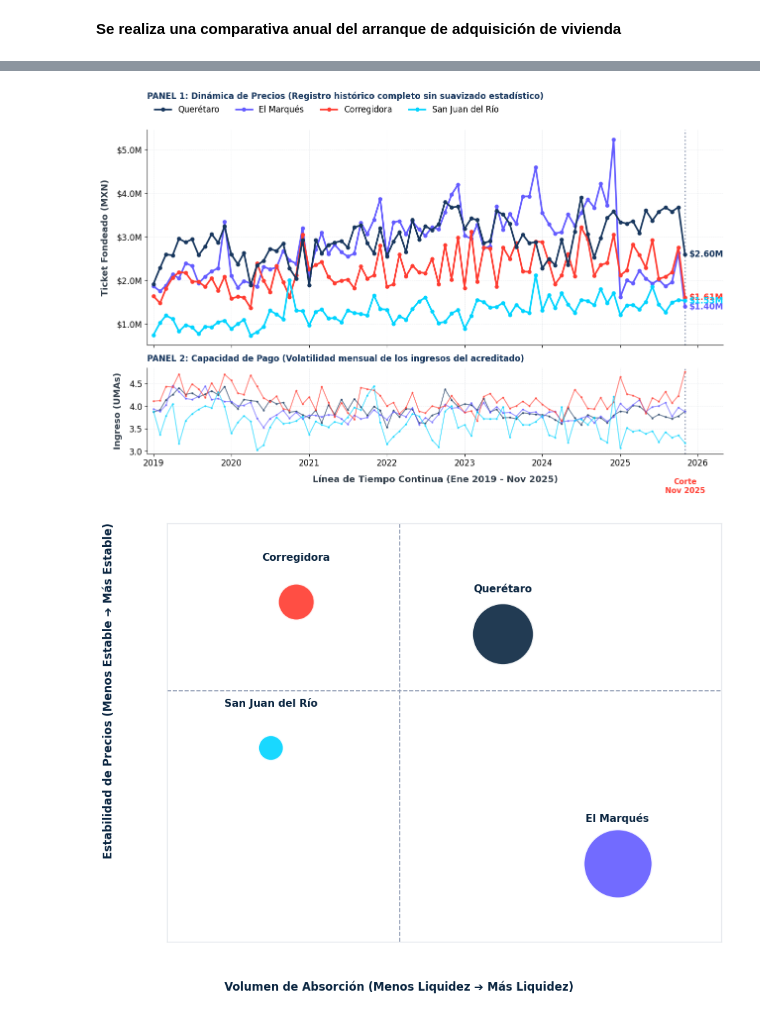
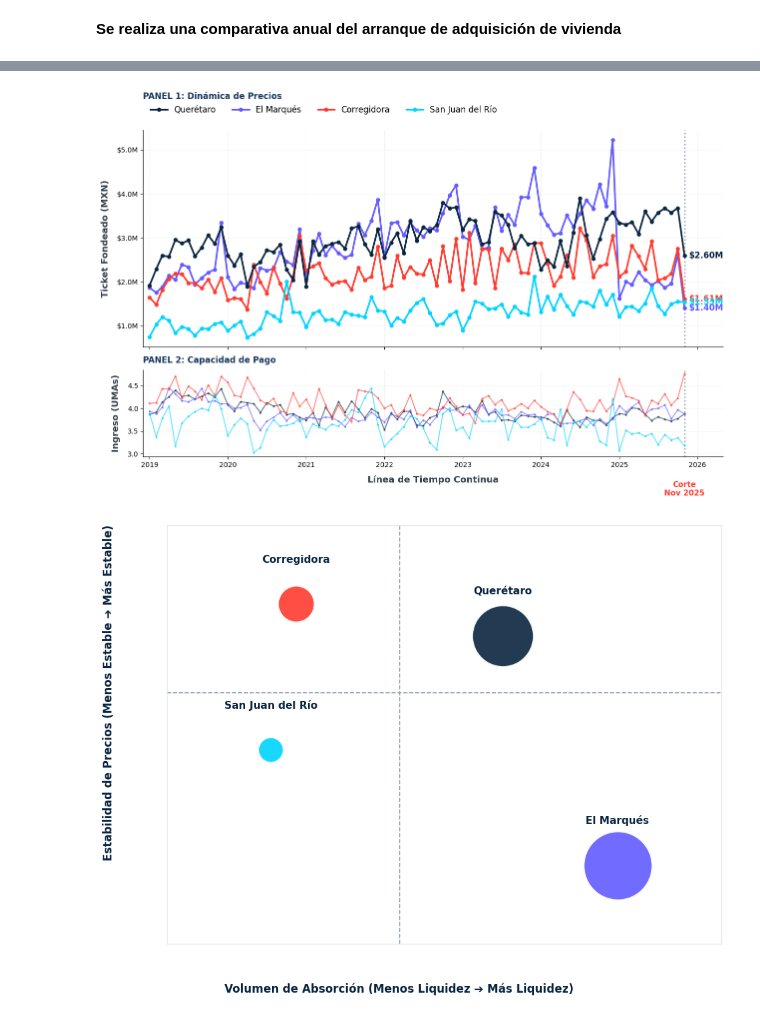
Before and after one commit to djcd171117/TERMINAL-III, a Jupyter notebook: Evaluación 1/Evaluacion 1_Terminal de Economia.ipynb, the cells around one changed output, grey strips where cells are left out. Cells and saved outputs as stored; diff of their text form; code cells hidden in the pictures.

```diff
--- a/Evaluación 1/Evaluacion 1_Terminal de Economia.ipynb
+++ b/Evaluación 1/Evaluacion 1_Terminal de Economia.ipynb
@@ -450,25 +379,16 @@ plt.show()
 # %%
-import pandas as pd
-import matplotlib.pyplot as plt
-from matplotlib.ticker import FuncFormatter
-import matplotlib.dates as mdates
+# ==============================================================================
+# PROCESAMIENTO DE SERIE TEMPORAL
+# ==============================================================================
 
-# ==============================================================================
-# 1. CARGA Y PROCESAMIENTO DE SERIE TEMPORAL
-# ==============================================================================
-df_hist = df_historico.copy()
+# Generación de línea de tiempo sobre la base maestra de Querétaro
+df_fechas = df_qro.copy()
+df_fechas['fecha'] = pd.to_datetime(df_fechas['año_analisis'].astype(str) + '-' +
+                                    df_fechas['mes'].astype(str).str.zfill(2) + '-01', errors='coerce')
+df_fechas = df_fechas.dropna(subset=['fecha'])
 
-df_hist['cve_ent'] = pd.to_numeric(df_hist['cve_ent'], errors='coerce')
-df_hist['cve_mun'] = pd.to_numeric(df_hist['cve_mun'], errors='coerce')
-
-df_q = df_hist[df_hist['cve_ent'] == 22].copy()
-df_q['fecha'] = pd.to_datetime(df_q['año_analisis'].astype(str) + '-' + df_q['mes'].astype(str).str.zfill(2) + '-01', errors='coerce')
-df_q = df_q.dropna(subset=['fecha'])
-
-foco_codes = [14, 11, 6, 16]
-mapa_nombres = {14: 'Querétaro', 11: 'El Marqués', 6: 'Corregidora', 16: 'San Juan del Río'}
-
-historico = df_q[df_q['cve_mun'].isin(foco_codes)].groupby(['fecha', 'cve_mun']).agg(
+# Agrupación por fecha y municipio
+historico = df_fechas[df_fechas['cve_mun'].isin(foco_codes)].groupby(['fecha', 'cve_mun']).agg(
     ticket_promedio=('monto', 'mean'),
     ingreso_promedio=('ingresos_rango', 'mean')
 ).reset_index()
@@ -476,28 +396,21 @@ historico = df_q[df_q['cve_mun'].isin(foco_codes)].groupby(['fecha', 'cve_mun'])
 historico['municipio_nombre'] = historico['cve_mun'].map(mapa_nombres)
 
 # ==============================================================================
-# 2. VISUALIZACIÓN DE TENDENCIAS MACROECONÓMICAS (PANEL DUAL)
+# VISUALIZACIÓN DE TENDENCIAS MACROECONÓMICAS
 # ==============================================================================
-paleta_jerarquia = {
-    'Querétaro': '#17365D',
-    'El Marqués': '#635BFF',
-    'Corregidora': '#FF3B30',
-    'San Juan del Río': '#00D4FF'
-}
-
 plt.rcParams['font.family'] = 'sans-serif'
-fig, (ax1, ax2) = plt.subplots(2, 1, figsize=(15, 8.5), sharex=True, gridspec_kw={'height_ratios': [2.5, 1], 'hspace': 0.15})
+fig, (ax1, ax2) = plt.subplots(2, 1, figsize=(15, 8.5), sharex=True,
+                               gridspec_kw={'height_ratios': [2.5, 1], 'hspace': 0.15})
 fig.patch.set_facecolor('white')
 
 for ax in [ax1, ax2]:
     ax.set_facecolor('white')
     ax.grid(color='#E4E7EB', linestyle='--', linewidth=0.5, zorder=0)
-    for spine in ['top', 'right']:
-        ax.spines[spine].set_visible(False)
+    for spine in ['top', 'right']: ax.spines[spine].set_visible(False)
 
 ultima_fecha = historico['fecha'].max()
 
-# Panel Superior: Evolución de Precios (Ticket Fondeado)
+# Panel Superior: Evolución de Precios
 for mun in ['Querétaro', 'El Marqués', 'Corregidora', 'San Juan del Río']:
     data = historico[historico['municipio_nombre'] == mun].sort_values('fecha')
     if data.empty: continue
@@ -507,44 +420,38 @@ for mun in ['Querétaro', 'El Marqués', 'Corregidora', 'San Juan del Río']:
 
     ultimo_val = data['ticket_promedio'].iloc[-1]
     ax1.text(ultima_fecha + pd.Timedelta(days=20), ultimo_val, f"${ultimo_val/1e6:.2f}M",
              color=paleta_jerarquia[mun], fontweight='bold', va='center', fontsize=12)
 
 ax1.yaxis.set_major_formatter(FuncFormatter(lambda x, p: f"${x/1e6:,.1f}M"))
 ax1.set_ylabel("Ticket Fondeado (MXN)", fontsize=13, fontweight='bold', color='#333F4B', labelpad=10)
-ax1.tick_params(axis='y', labelsize=12)
-
-ax1.set_title('PANEL 1: Dinámica de Precios (Registro histórico completo sin suavizado estadístico)',
-              fontsize=12, color='#17365D', fontweight='bold', loc='left', pad=45)
+ax1.set_title('PANEL 1: Dinámica de Precios', fontsize=12, color='#17365D', fontweight='bold', loc='left', pad=45)
 ax1.legend(frameon=False, loc='upper left', fontsize=12, ncol=4, bbox_to_anchor=(0, 1.15))
 
-# Panel Inferior: Evolución de Ingresos (Capacidad de Pago)
+# Panel Inferior: Capacidad de Pago
 for mun in ['Querétaro', 'El Marqués', 'Corregidora', 'San Juan del Río']:
     data = historico[historico['municipio_nombre'] == mun].sort_values('fecha')
     if data.empty: continue
     ax2.plot(data['fecha'], data['ingreso_promedio'], color=paleta_jerarquia[mun],
              linewidth=1.5, linestyle='-', marker='.', markersize=4, alpha=0.6, zorder=3)
 
 ax2.set_ylabel("Ingreso (UMAs)", fontsize=13, fontweight='bold', color='#333F4B', labelpad=10)
 ax2.xaxis.set_major_locator(mdates.YearLocator())
 ax2.xaxis.set_major_formatter(mdates.DateFormatter('%Y'))
-ax2.set_xlabel("Línea de Tiempo Continua (Ene 2019 - Nov 2025)", fontsize=13, fontweight='bold', color='#333F4B', labelpad=10)
-ax2.tick_params(axis='both', labelsize=12)
-ax2.set_title('PANEL 2: Capacidad de Pago (Volatilidad mensual de los ingresos del acreditado)',
-              fontsize=12, color='#17365D', fontweight='bold', loc='left', pad=10)
+ax2.set_xlabel("Línea de Tiempo Continua", fontsize=13, fontweight='bold', color='#333F4B', labelpad=10)
+ax2.set_title('PANEL 2: Capacidad de Pago', fontsize=12, color='#17365D', fontweight='bold', loc='left', pad=10)
 
-# Marca temporal de corte
+# Marca de corte temporal
 for ax in [ax1, ax2]:
     ax.axvline(ultima_fecha, color='#8F9BB3', linestyle=':', linewidth=2, zorder=1)
 
 ax2.text(ultima_fecha, ax2.get_ylim()[0] - (ax2.get_ylim()[1]-ax2.get_ylim()[0])*0.28,
-         "Corte\nNov 2025", color='#FF3B30', fontweight='bold', fontsize=11, ha='center', va='top')
+         f"Corte\n{ultima_fecha.strftime('%b %Y')}", color='#FF3B30', fontweight='bold', fontsize=11, ha='center', va='top')
 
-# Ajuste de márgenes para visualización de etiquetas finales
 ax1.set_xlim(historico['fecha'].min() - pd.Timedelta(days=30), ultima_fecha + pd.Timedelta(days=180))
 
 plt.tight_layout()
 plt.savefig('panel_tiempo_panoramico_final.png', dpi=300, bbox_inches='tight')
 plt.show()
 # %% [output]
-[figure, old version]
+[figure, new version]
 # %%
```
Also changed, not shown: parts of 11 cells of this notebook.
